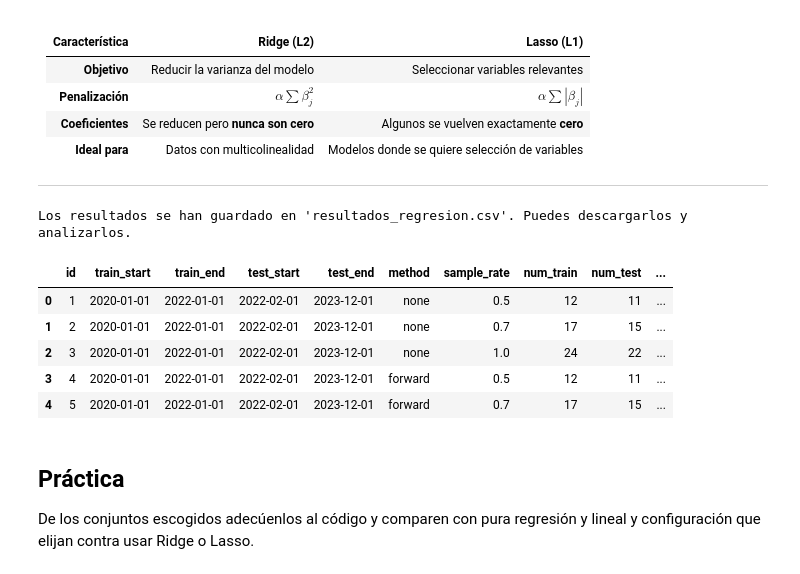
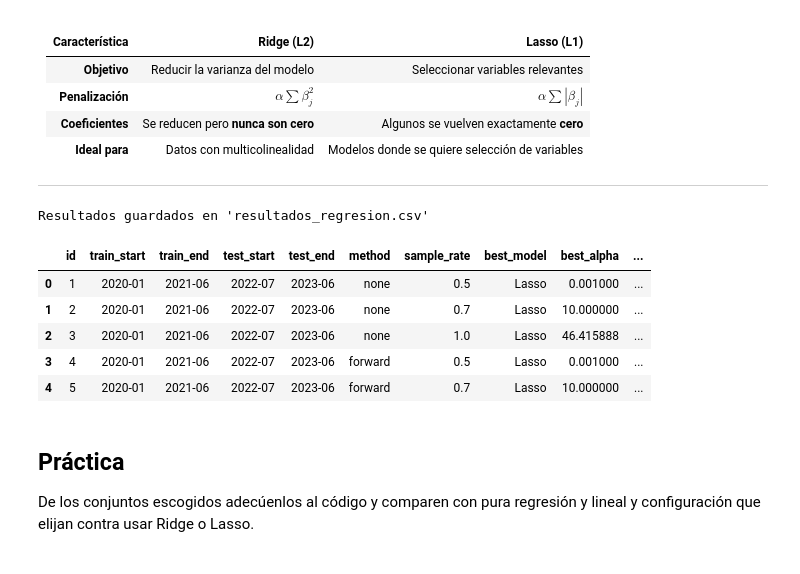
Before and after one commit to pikey-msc/AprendizMaquina, a Jupyter notebook: 2025-2/Regresion/Regresión_Lineal_iteración.ipynb, the cells around one changed output. Saved outputs shown, nothing was run; the diff lists cells and outputs as text; code cells hidden in the pictures.

```diff
--- a/2025-2/Regresion/Regresión_Lineal_iteración.ipynb
+++ b/2025-2/Regresion/Regresión_Lineal_iteración.ipynb
@@ -393,9 +393,9 @@ $$
 import itertools
 import numpy as np
 import pandas as pd
-from sklearn.linear_model import LinearRegression, Ridge, Lasso
+from sklearn.linear_model import Ridge, Lasso
+from sklearn.model_selection import GridSearchCV
 from sklearn.metrics import mean_squared_error, r2_score
-from sklearn.model_selection import GridSearchCV
 from statsmodels.api import OLS, add_constant
 from scipy.stats import shapiro
 
@@ -403,7 +403,7 @@ from scipy.stats import shapiro
 np.random.seed(42)
 n_samples = 1500
 df = pd.DataFrame({
-    'date': pd.date_range(start='2020-01-01', periods=n_samples, freq='M'),  # Intervalo mensual
+    'date': pd.date_range(start='2020-01-01', periods=n_samples, freq='MS'),  # Intervalo mensual en lugar de días
     'X1': np.random.rand(n_samples) * 100,
     'X2': np.random.rand(n_samples) * 50,
     'X3': np.random.rand(n_samples) * 10
@@ -413,11 +413,13 @@ df['y'] = 3 * df['X1'] + 2 * df['X2'] - 1.5 * df['X3'] + np.random.randn(n_sampl
 # Parámetros configurables
 time_series_mode = True
 
-train_intervals = [('2020-01-01', '2022-01-01'), ('2021-01-01', '2023-01-01')]
-test_intervals = [('2022-02-01', '2023-12-01'), ('2023-01-01', '2024-12-01')]
+train_intervals = [('2020-01', '2021-06'), ('2021-01', '2022-06')]  # Ahora se usa año-mes
+test_intervals = [('2022-07', '2023-06'), ('2023-01', '2023-12')]
 selection_methods = ['none', 'forward', 'backward', 'stepwise']
 sampling_rates = [0.5, 0.7, 1.0]
-alpha_grid = {'alpha': np.logspace(-3, 3, 10)}  # Valores para GridSearchCV
+
+# Configuración de GridSearch para Ridge y Lasso
+param_grid = {'alpha': np.logspace(-3, 3, 10)}
 
 # Función para calcular métricas
 def compute_metrics(y_true, y_pred):
@@ -485,62 +487,64 @@ for (train_start, train_end), (test_start, test_end), method, sample_rate in ite
         train_total = df[(df['date'] >= train_start) & (df['date'] <= train_end)]
         test_total = df[(df['date'] >= test_start) & (df['date'] <= test_end)]
     else:
         train_total, test_total = None, None
 
     selected_features = select_features(X_train, y_train, method)
     X_train, X_test = X_train[selected_features], X_test[selected_features]
 
-    # Aplicar GridSearchCV para Ridge y Lasso
-    ridge = GridSearchCV(Ridge(), alpha_grid, cv=5, scoring='r2')
+    # GridSearch para Ridge
+    ridge = GridSearchCV(Ridge(), param_grid, cv=5, scoring='r2')
     ridge.fit(X_train, y_train)
+    best_ridge = Ridge(alpha=ridge.best_params_['alpha']).fit(X_train, y_train)
 
-    lasso = GridSearchCV(Lasso(), alpha_grid, cv=5, scoring='r2')
+    # GridSearch para Lasso
+    lasso = GridSearchCV(Lasso(), param_grid, cv=5, scoring='r2')
     lasso.fit(X_train, y_train)
+    best_lasso = Lasso(alpha=lasso.best_params_['alpha']).fit(X_train, y_train)
 
-    best_ridge = Ridge(alpha=ridge.best_params_['alpha'])
-    best_lasso = Lasso(alpha=lasso.best_params_['alpha'])
+    # Usamos el mejor modelo (Ridge o Lasso según GridSearch)
+    model = best_ridge if ridge.best_score_ > lasso.best_score_ else best_lasso
 
-    best_ridge.fit(X_train, y_train)
-    best_lasso.fit(X_train, y_train)
+    y_train_pred = model.predict(X_train)
+    y_test_pred = model.predict(X_test)
+    y_validation_pred = model.predict(validation_data[selected_features]) if validation_data is not None else None
+    y_total_pred = model.predict(df[selected_features])
 
-    y_ridge_pred = best_ridge.predict(X_test)
-    y_lasso_pred = best_lasso.predict(X_test)
+    mse_train, r2_train, mape_train, quantiles_train = compute_metrics(y_train, y_train_pred)
+    mse_test, r2_test, mape_test, quantiles_test = compute_metrics(y_test, y_test_pred)
+    mse_validation, r2_validation, mape_validation, quantiles_validation = compute_metrics(validation_data['y'], y_validation_pred) if validation_data is not None else ('NA', 'NA', 'NA', ['NA'] * 5)
+    mse_total, r2_total, mape_total, quantiles_total = compute_metrics(df['y'], y_total_pred)
 
-    mse_ridge, r2_ridge, mape_ridge, quantiles_ridge = compute_metrics(y_test, y_ridge_pred)
-    mse_lasso, r2_lasso, mape_lasso, quantiles_lasso = compute_metrics(y_test, y_lasso_pred)
-
-    normality_train = test_normality(y_train - best_ridge.predict(X_train))
+    normality_train = test_normality(y_train - y_train_pred)
 
     results.append({
         'id': len(results) + 1,
         'train_start': train_start, 'train_end': train_end,
         'test_start': test_start, 'test_end': test_end,
         'method': method, 'sample_rate': sample_rate,
+        'best_model': 'Ridge' if ridge.best_score_ > lasso.best_score_ else 'Lasso',
+        'best_alpha': ridge.best_params_['alpha'] if ridge.best_score_ > lasso.best_score_ else lasso.best_params_['alpha'],
         'num_train': len(y_train), 'num_test': len(y_test), 'num_validation': len(validation_data) if validation_data is not None else 'NA',
         'normality_train': normality_train,
-        'ridge_alpha': ridge.best_params_['alpha'], 'mse_ridge': mse_ridge, 'r2_ridge': r2_ridge, 'mape_ridge': mape_ridge, 'quantiles_ridge': quantiles_ridge,
-        'lasso_alpha': lasso.best_params_['alpha'], 'mse_lasso': mse_lasso, 'r2_lasso': r2_lasso, 'mape_lasso': mape_lasso, 'quantiles_lasso': quantiles_lasso
+        'mse_train': mse_train, 'r2_train': r2_train, 'mape_train': mape_train,
+        'mse_test': mse_test, 'r2_test': r2_test, 'mape_test': mape_test,
+        'mse_validation': mse_validation, 'r2_validation': r2_validation, 'mape_validation': mape_validation,
+        'mse_total': mse_total, 'r2_total': r2_total, 'mape_total': mape_total
     })
 
 df_results = pd.DataFrame(results)
-
-pd.set_option('display.max_columns', None)
-pd.set_option('display.width', 1000)
-
-# Guardar en un archivo CSV para análisis posterior
 df_results.to_csv("resultados_regresion.csv", index=False)
 
-print("Los resultados se han guardado en 'resultados_regresion.csv'. Puedes descargarlos y analizarlos.")
-
+print("Resultados guardados en 'resultados_regresion.csv'")
 df_results.head(5)
 # %% [output]
-Los resultados se han guardado en 'resultados_regresion.csv'. Puedes descargarlos y analizarlos.
+Resultados guardados en 'resultados_regresion.csv'
-|  | id | train_start | train_end | test_start | test_end | method | sample_rate | num_train | num_test | ... |
-| 0 | 1 | 2020-01-01 | 2022-01-01 | 2022-02-01 | 2023-12-01 | none | 0.5 | 12 | 11 | ... |
-| 1 | 2 | 2020-01-01 | 2022-01-01 | 2022-02-01 | 2023-12-01 | none | 0.7 | 17 | 15 | ... |
-| 2 | 3 | 2020-01-01 | 2022-01-01 | 2022-02-01 | 2023-12-01 | none | 1.0 | 24 | 22 | ... |
-| 3 | 4 | 2020-01-01 | 2022-01-01 | 2022-02-01 | 2023-12-01 | forward | 0.5 | 12 | 11 | ... |
-| 4 | 5 | 2020-01-01 | 2022-01-01 | 2022-02-01 | 2023-12-01 | forward | 0.7 | 17 | 15 | ... |
+|  | id | train_start | train_end | test_start | test_end | method | sample_rate | best_model | best_alpha | ... |
+| 0 | 1 | 2020-01 | 2021-06 | 2022-07 | 2023-06 | none | 0.5 | Lasso | 0.001000 | ... |
+| 1 | 2 | 2020-01 | 2021-06 | 2022-07 | 2023-06 | none | 0.7 | Lasso | 10.000000 | ... |
+| 2 | 3 | 2020-01 | 2021-06 | 2022-07 | 2023-06 | none | 1.0 | Lasso | 46.415888 | ... |
+| 3 | 4 | 2020-01 | 2021-06 | 2022-07 | 2023-06 | forward | 0.5 | Lasso | 0.001000 | ... |
+| 4 | 5 | 2020-01 | 2021-06 | 2022-07 | 2023-06 | forward | 0.7 | Lasso | 10.000000 | ... |
 # %% [markdown]
 ## Práctica
 De los conjuntos escogidos adecúenlos al código y comparen con pura regresión y lineal y configuración que elijan contra usar Ridge o Lasso.
```
